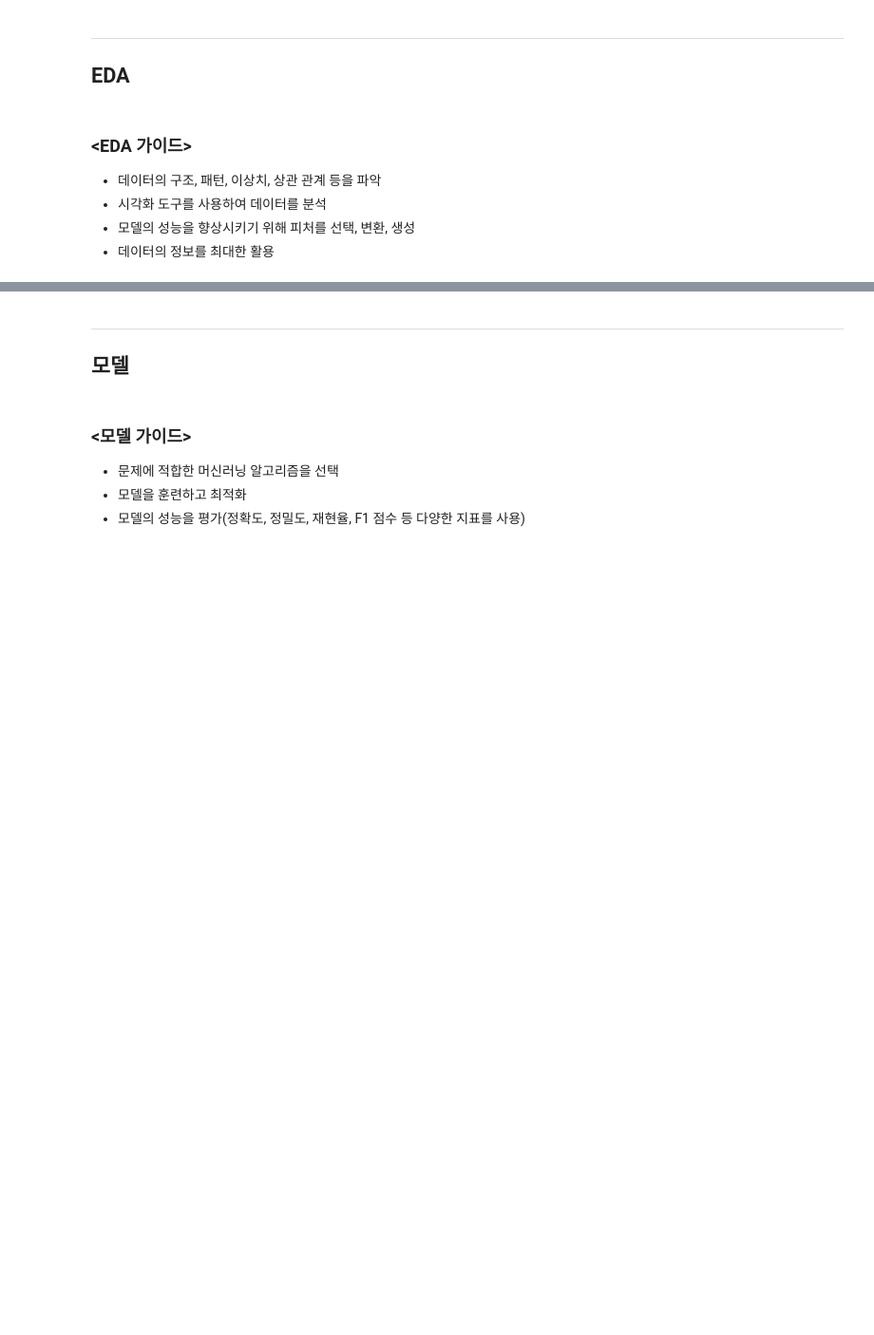
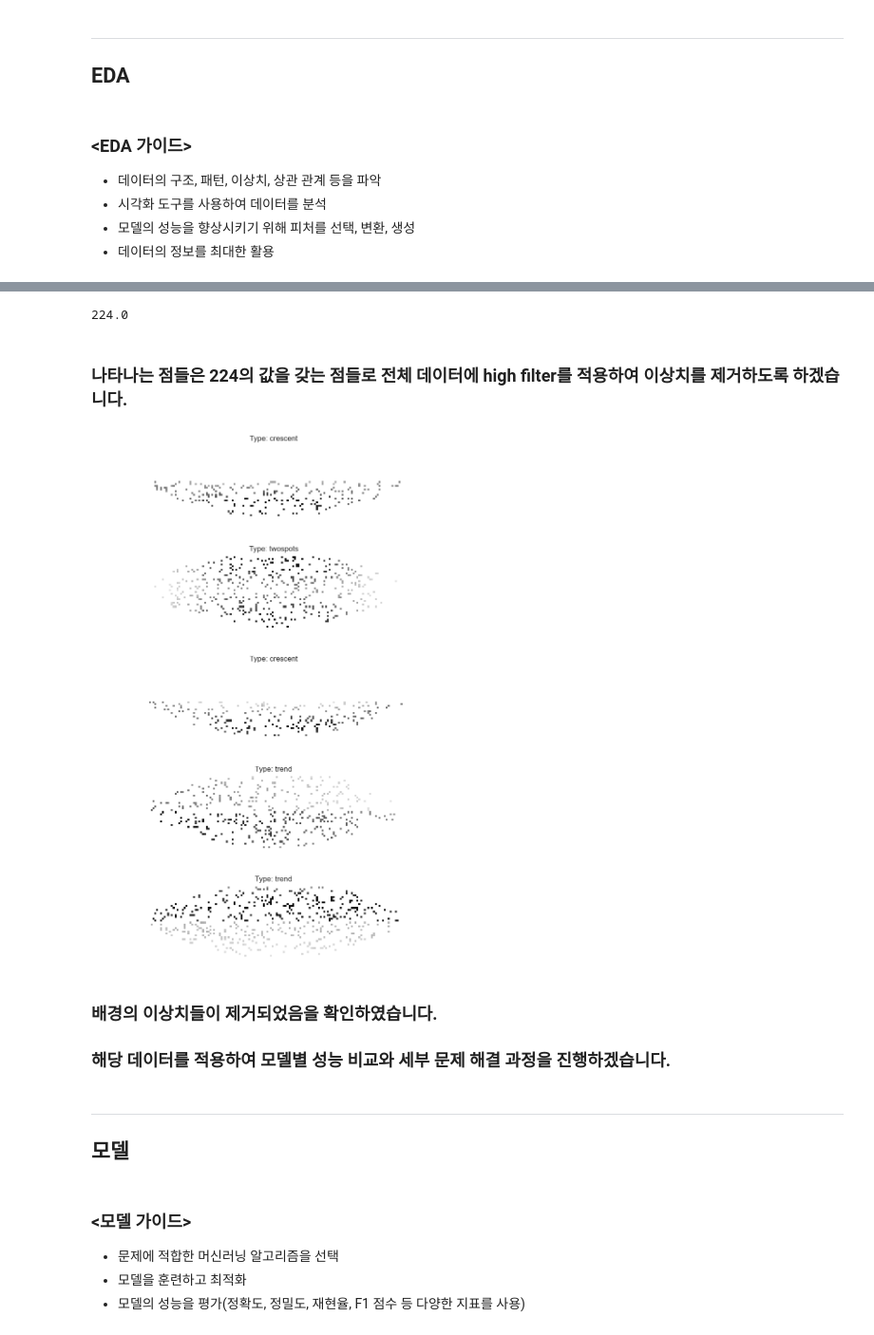
Before and after one commit to codepyo/ai_intensive, a Jupyter notebook: 현업 프로젝트_홍승표.ipynb, the cells around one changed output, grey strips where cells are left out. Shown at 95% size. Saved outputs shown, nothing was run; the diff lists cells and outputs as text; code cells hidden in the pictures; blank space fills up the shorter version.

```diff
--- a/현업 프로젝트_홍승표.ipynb
+++ b/현업 프로젝트_홍승표.ipynb
@@ -1555,3 +1531,27 @@ plt.show()
+# %%
+X_train[3][:,:5].min()
+# %% [output]
+224.0
+# %% [markdown]
+### 나타나는 점들은 224의 값을 갖는 점들로 전체 데이터에 high filter를 적용하여 이상치를 제거하도록 하겠습니다.
+# %%
+X_train[X_train >= 224] = 255
+X_test[X_test >= 224] = 255
+# %%
+fig, axes = plt.subplots(5, 1, figsize=(30, 15))
+
+for i in range(5):
+    axes[i%10].imshow(X_train[i], cmap='gray')
+    axes[i%10].set_title('Type: ' + y_train[i])
+    axes[i%10].axis('off')
+
+plt.subplots_adjust(hspace=0.5)
+plt.show()
+# %% [output]
+[figure, added]
+# %% [markdown]
+### 배경의 이상치들이 제거되었음을 확인하였습니다.
+### 해당 데이터를 적용하여 모델별 성능 비교와 세부 문제 해결 과정을 진행하겠습니다.
 # %% [markdown]
 ---
 ## **모델**
```
Also changed, not shown: parts of 21 cells of this notebook, 4 other files.
